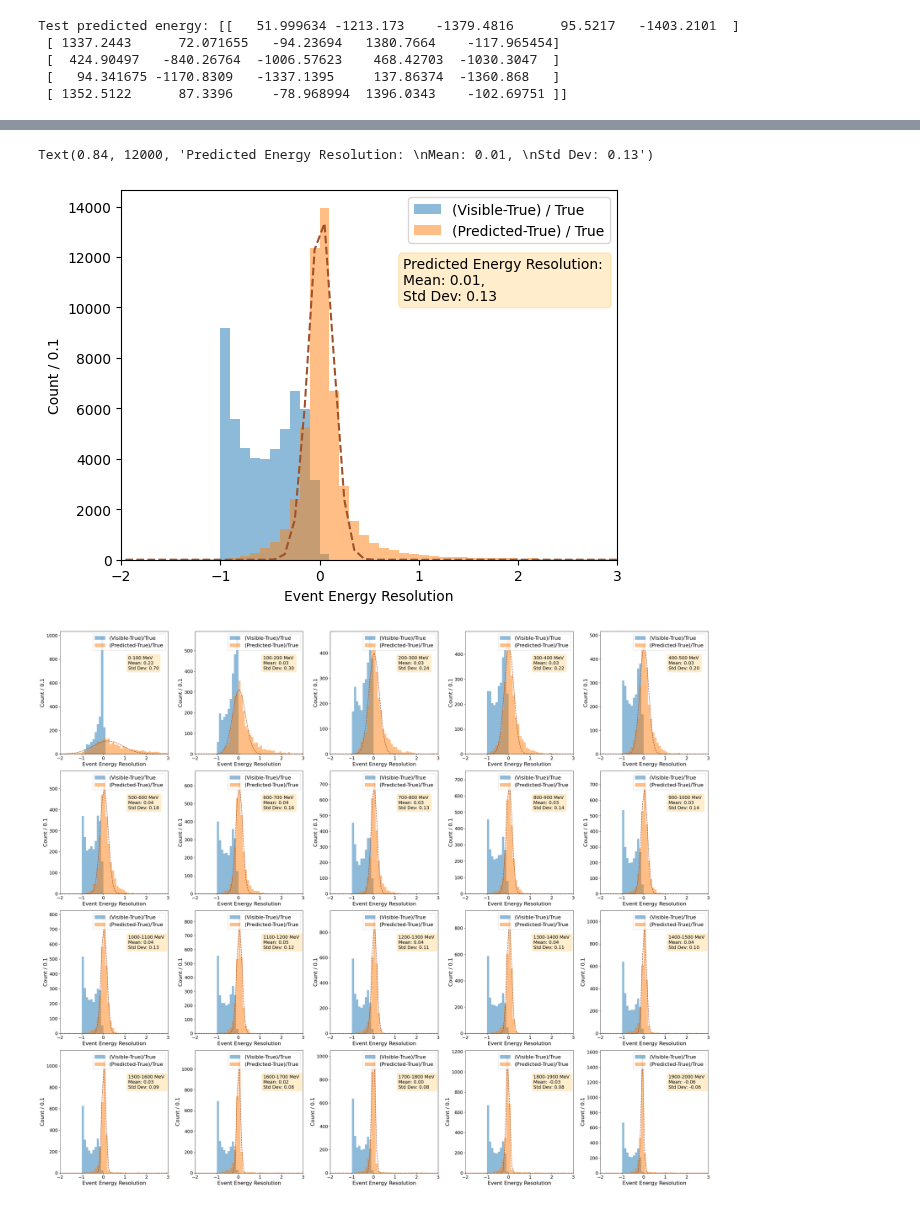
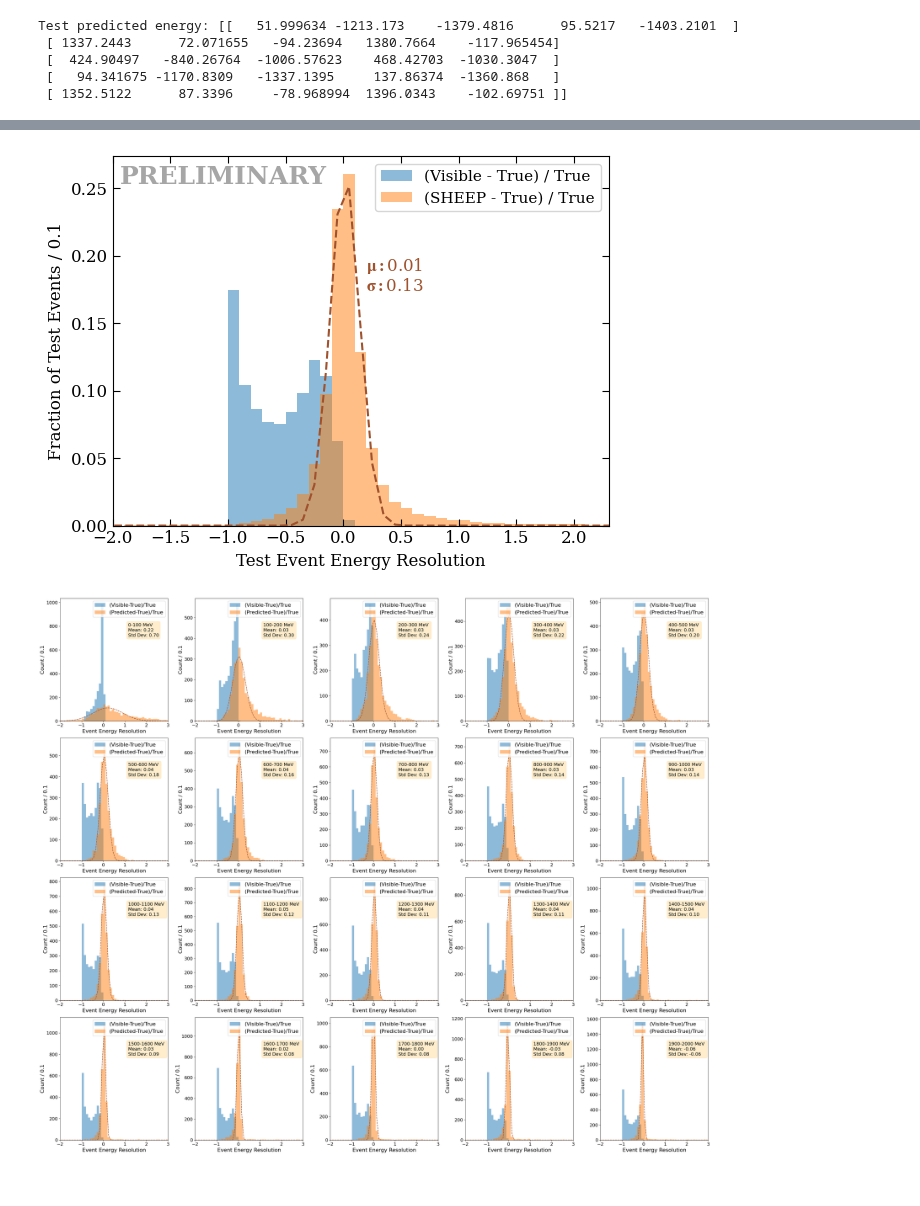
Before and after one commit to edhinkle/sheep-model, a Jupyter notebook: models/cnn/train_sheep_cnn_nersc/testing_train_sheep.ipynb, the cells around one changed output, grey strips where cells are left out. Saved outputs shown, nothing was run; the diff lists cells and outputs as text; code cells hidden in the pictures.

Commit message:
Updating testing report plots.

```diff
--- a/models/cnn/train_sheep_cnn_nersc/testing_train_sheep.ipynb
+++ b/models/cnn/train_sheep_cnn_nersc/testing_train_sheep.ipynb
@@ -248,39 +248,56 @@ plt.xlim(-1, 5)
 # %%
 from scipy.optimize import curve_fit
 def gaussian(x, amplitude, mean, std_dev):
     return amplitude * np.exp(-((x - mean) ** 2) / (2 * std_dev ** 2))
 
 
+plt.rcParams.update({'font.size': 12})
+plt.rcParams.update({'legend.fontsize': 12})
+plt.rcParams['font.family'] = 'serif'
+#plt.rcParams['mathtext.fontset'] = 'stix'
+plt.rcParams['xtick.direction'] = 'in'
+plt.rcParams['ytick.direction'] = 'in'
+plt.rcParams['xtick.top'] = True
+plt.rcParams['ytick.right'] = True
+plt.rcParams['xtick.major.size'] = 5
+plt.rcParams['xtick.minor.size'] = 3
+plt.rcParams['ytick.major.size'] = 5
+plt.rcParams['ytick.minor.size'] = 3
+
 res_vis_true = (tester.visible_energy-tester.labels) / tester.labels
 res_true_pred = (tester.predictions.flatten()-tester.labels)/ tester.labels
 rbins = np.linspace(-10, 10, 201)
+num_events=len(res_vis_true)
 
 
 hist_counts_vis_true, bin_edges_vis_true = np.histogram(res_vis_true, bins=rbins, density=False)
 bin_centers_vis_true = (bin_edges_vis_true[:-1] + bin_edges_vis_true[1:]) / 2
 initial_guesses_vis_true  = [np.max(hist_counts_vis_true), np.mean(res_vis_true), np.std(res_vis_true)]
 
 hist_counts_true_pred, bin_edges_true_pred = np.histogram(res_true_pred, bins=rbins, density=False)
 bin_centers_true_pred = (bin_edges_true_pred[:-1] + bin_edges_true_pred[1:]) / 2
-initial_guesses_true_pred  = [np.max(hist_counts_true_pred), np.mean(res_true_pred), np.std(res_true_pred)]
+initial_guesses_true_pred  = [np.max(hist_counts_true_pred/num_events), np.mean(res_true_pred), np.std(res_true_pred)]
 
 # Perform the curve fit
 vis_true_params, vis_true_covariance = curve_fit(gaussian, bin_centers_vis_true, hist_counts_vis_true, p0=initial_guesses_vis_true)
-true_pred_params, true_pred_covariance = curve_fit(gaussian, bin_centers_true_pred, hist_counts_true_pred, p0=initial_guesses_true_pred)
+true_pred_params, true_pred_covariance = curve_fit(gaussian, bin_centers_true_pred, hist_counts_true_pred/num_events, p0=initial_guesses_true_pred)
 
-plt.hist(res_vis_true, bins=rbins, label="(Visible-True) / True", alpha=0.5)
+plt.hist(bin_edges_vis_true[:-1], bins=bin_edges_vis_true, weights=hist_counts_vis_true/num_events, label="(Visible - True) / True", alpha=0.5, edgecolor="none")
 #plt.plot(bin_centers_vis_true, gaussian(bin_centers_vis_true, *vis_true_params), color='blue', linestyle="--")
-plt.hist(res_true_pred,bins=rbins, label="(Predicted-True) / True", alpha=0.5)
+plt.hist(bin_edges_true_pred[:-1],bins=bin_edges_true_pred, weights=hist_counts_true_pred/num_events, label="(SHEEP - True) / True", alpha=0.5, edgecolor="none")
 plt.plot(bin_centers_true_pred, gaussian(bin_centers_true_pred, *true_pred_params), color='sienna', linestyle="--")
-plt.legend()
-plt.xlim(-2, 3)
-plt.ylabel("Count / 0.1")
-plt.xlabel("Event Energy Resolution")
+plt.legend(fontsize=11)
+plt.xlim(-2, 2.3)
+#plt.ylim(0,0.3)
+plt.ylabel("Fraction of Test Events / 0.1")
+plt.xlabel("Test Event Energy Resolution")
 ax=plt.gca()
-ax.text(0.84, 12000, f"Predicted Energy Resolution: \nMean: {true_pred_params[1]:.2f}, \nStd Dev: {true_pred_params[2]:.2f}", fontsize=10, verticalalignment='top', bbox=dict(boxstyle='round', facecolor='white', color='orange', alpha=0.2))
+ax.text(0.2, 0.2, r"$\mathbf{\mu:}$"+f"{true_pred_params[1]:.2f}\n"+r"$\mathbf{\sigma:}$"+f"{true_pred_params[2]:.2f}", fontsize=12, verticalalignment='top', color='sienna')
+ax.text(-1.94, 0.267, f"PRELIMINARY", fontsize=18, verticalalignment='top', color='black', alpha=0.35, fontweight='bold')
+
+plt.savefig("/global/cfs/cdirs/dune/users/ehinkle/nd_prototypes_ana/sheep_fig_chamberlain_fancy_nolines.png")
 # %% [output]
-Text(0.84, 12000, 'Predicted Energy Resolution: \nMean: 0.01, \nStd Dev: 0.13')
-[figure, old version]
+[figure, new version]
 # %%
 def plot_ve_vs_pred_resolution_binned(true_energies, predicted_energies, visible_energies, num_bins=10):
     ebins = np.linspace(0, 2000, num_bins + 1)
```
Also changed, not shown: parts of 8 cells of this notebook.
